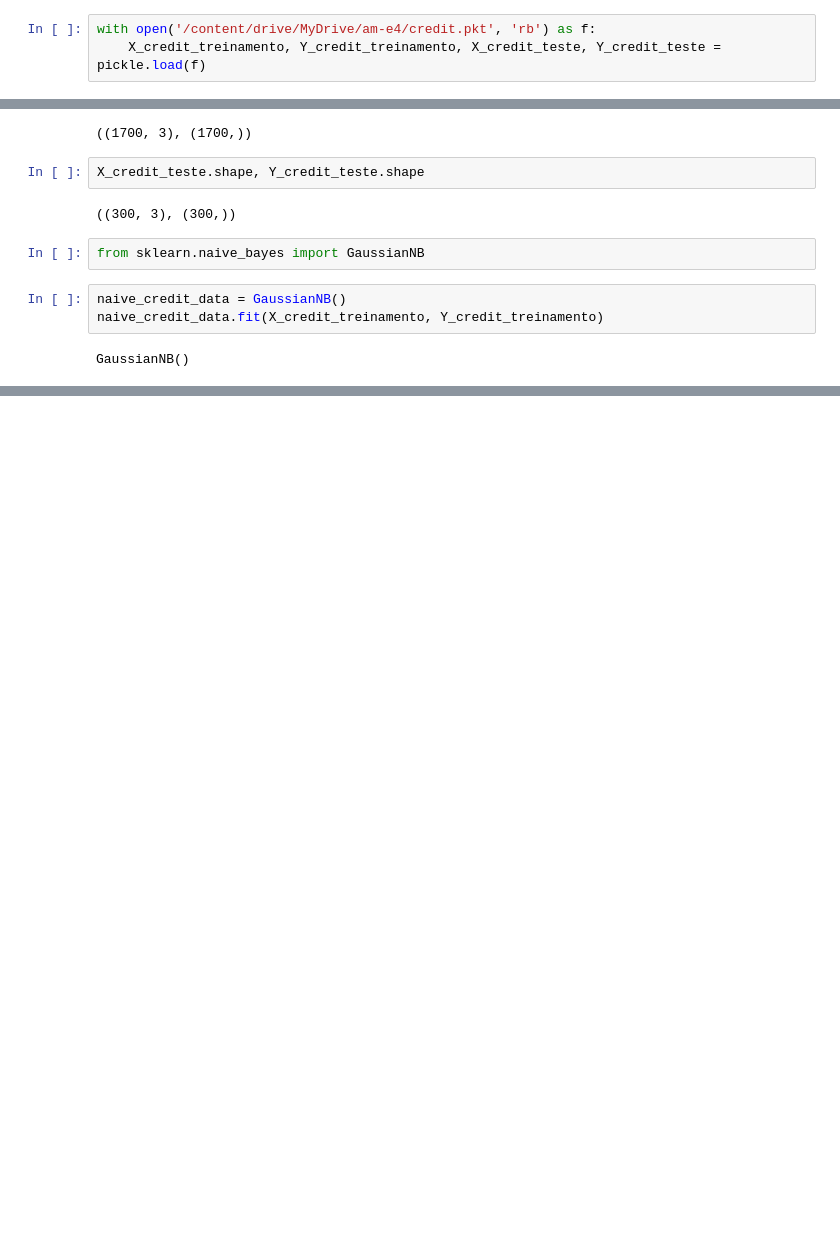
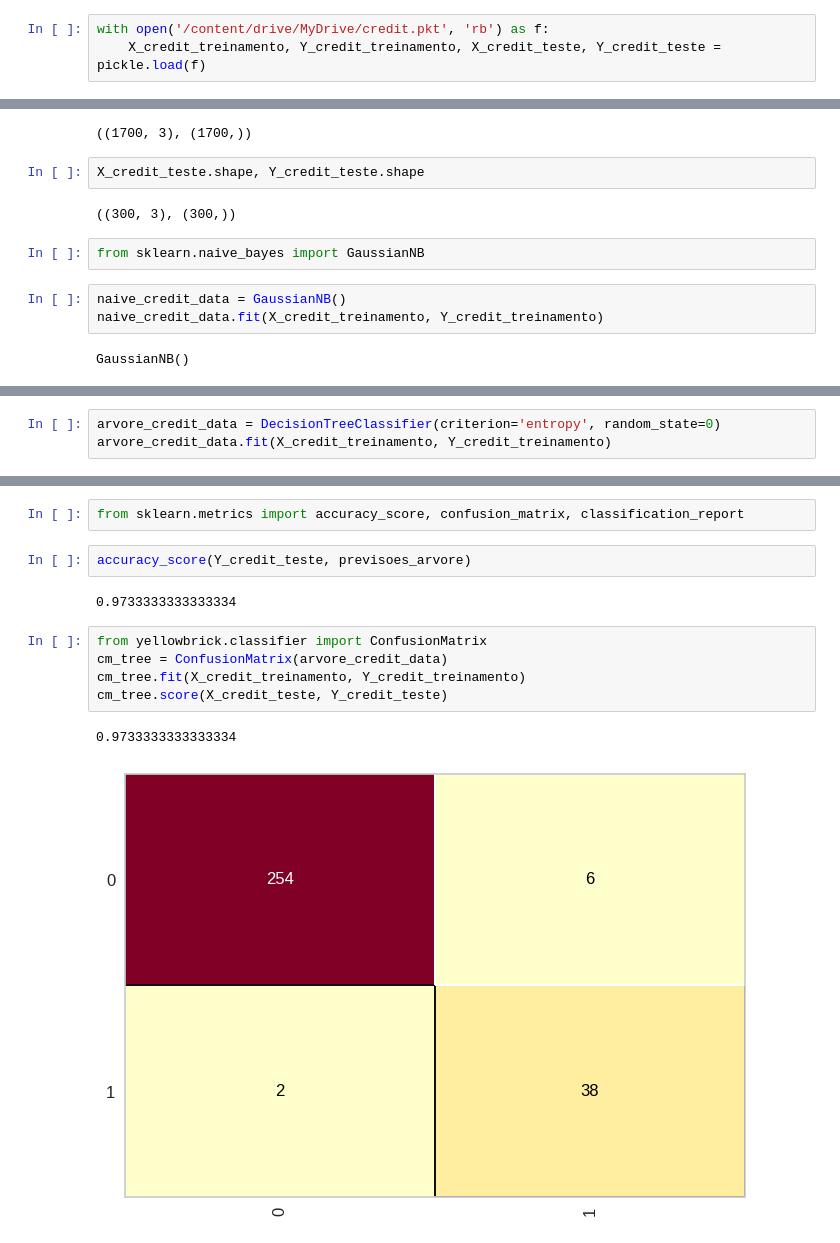
Before and after one commit to Vitaminazz/MachineLearning_Icoma_Vitamina, a Jupyter notebook: MultiNeuralCredit0512.ipynb, the cells around one changed output, grey strips where cells are left out. Cells and saved outputs as stored; diff of their text form; blank space fills up the shorter version.

```diff
--- a/MultiNeuralCredit0512.ipynb
+++ b/MultiNeuralCredit0512.ipynb
@@ -21,7 +21,7 @@ import plotly.express as px
 # %%
 import pickle
 # %%
-with open('/content/drive/MyDrive/am-e4/credit.pkt', 'rb') as f:
+with open('/content/drive/MyDrive/credit.pkt', 'rb') as f:
     X_credit_treinamento, Y_credit_treinamento, X_credit_teste, Y_credit_teste = pickle.load(f)
 # %%
 X_credit_treinamento.shape, Y_credit_treinamento.shape
@@ -40,0 +45,3 @@ GaussianNB()
+# %%
+arvore_credit_data = DecisionTreeClassifier(criterion='entropy', random_state=0)
+arvore_credit_data.fit(X_credit_treinamento, Y_credit_treinamento)
@@ -40,0 +94,14 @@ GaussianNB()
+# %%
+from sklearn.metrics import accuracy_score, confusion_matrix, classification_report
+# %%
+accuracy_score(Y_credit_teste, previsoes_arvore)
+# %% [output]
+0.9733333333333334
+# %%
+from yellowbrick.classifier import ConfusionMatrix
+cm_tree = ConfusionMatrix(arvore_credit_data)
+cm_tree.fit(X_credit_treinamento, Y_credit_treinamento)
+cm_tree.score(X_credit_teste, Y_credit_teste)
+# %% [output]
+0.9733333333333334
+[figure, added]
```
Also changed, not shown: parts of 10 cells of this notebook.
